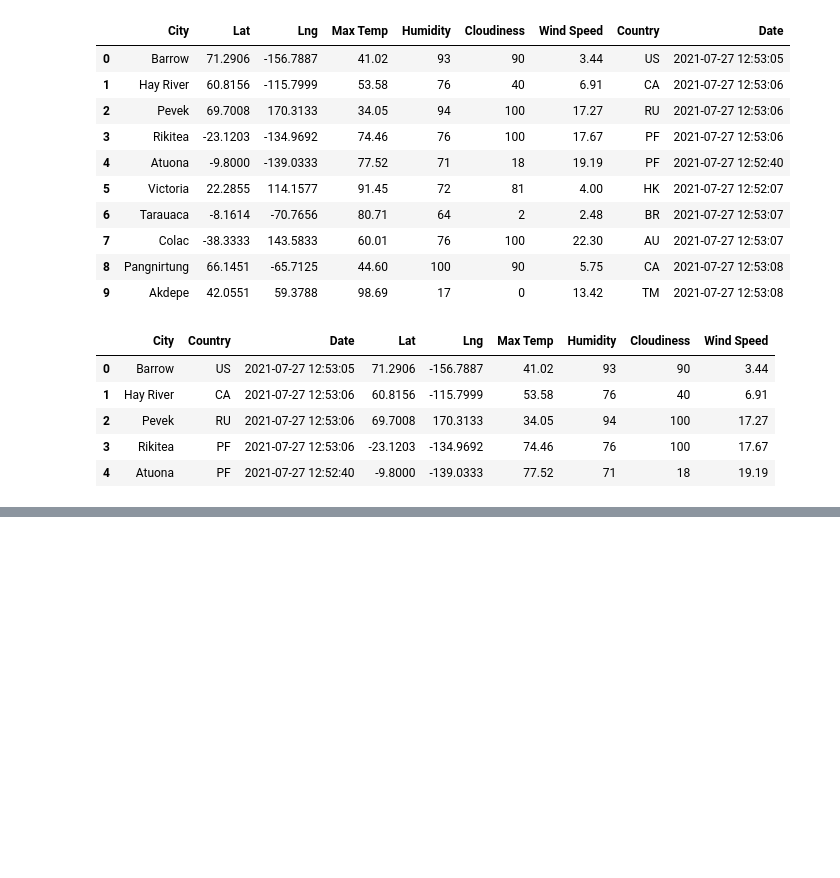
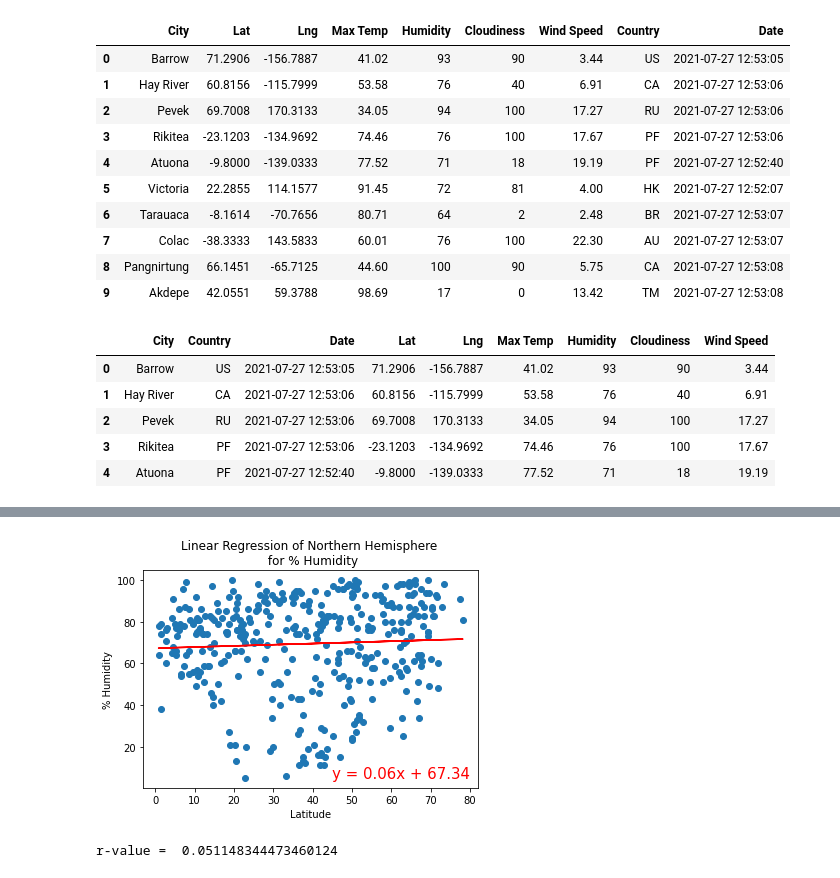
Before and after one commit to Jhackmeyer/World_Weather_Analysis, a Jupyter notebook: WeatherPy.ipynb, the cells around one changed output, grey strips where cells are left out. Cells and saved outputs as stored; diff of their text form; code cells hidden in the pictures; blank space fills up the shorter version.

```diff
--- a/WeatherPy.ipynb
+++ b/WeatherPy.ipynb
@@ -259,0 +349,10 @@ plt.show()
+# %%
+# Linear regression for northern hemisphere humidity
+x_values = north_hemisphere_df["Lat"]
+y_values = north_hemisphere_df["Humidity"]
+
+# Call function
+plot_linear_regression(x_values, y_values, "Linear Regression of Northern Hemisphere \n for % Humidity", "% Humidity", (45,5))
+# %% [output]
+[figure, added]
+r-value =  0.051148344473460124
```
Also changed, not shown: parts of 20 cells of this notebook, 1 other file.
